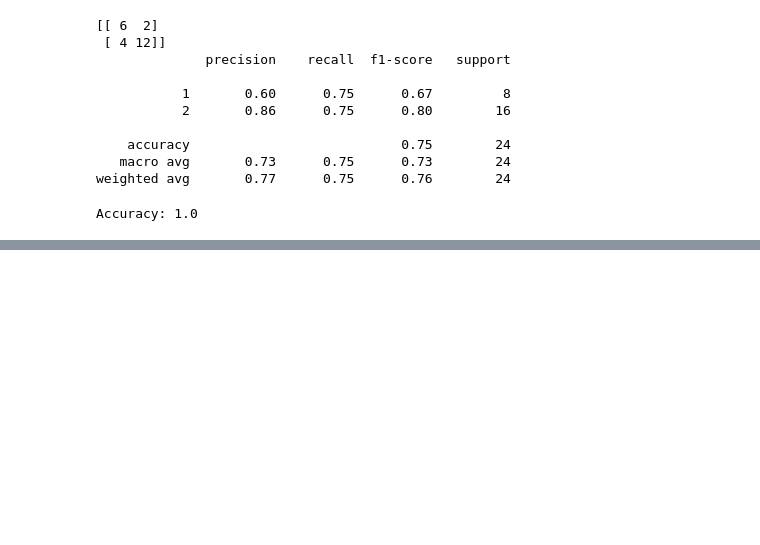
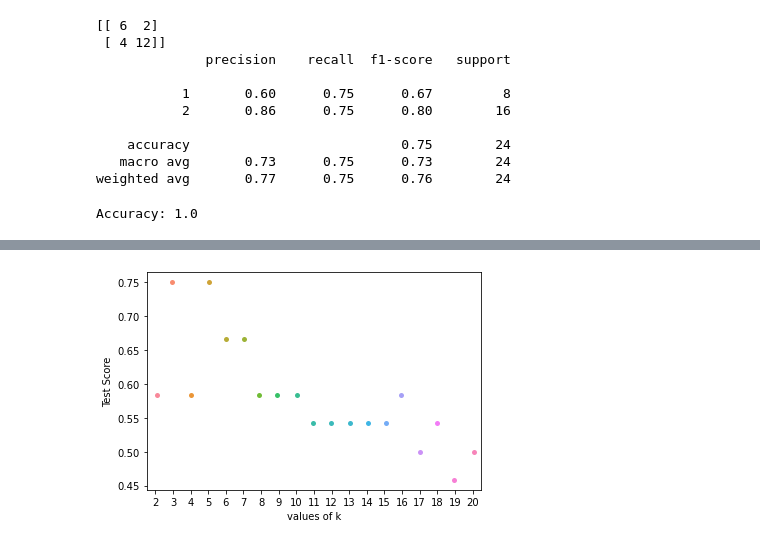
Before and after one commit to zahrasalarian/Artificial-Intelligence-in-Medicine-Projects, a Jupyter notebook: p1/main.ipynb, the cells around one changed output, grey strips where cells are left out. Saved outputs shown, nothing was run; the diff lists cells and outputs as text; code cells hidden in the pictures; blank space fills up the shorter version.

```diff
--- a/p1/main.ipynb
+++ b/p1/main.ipynb
@@ -128,0 +182,6 @@ Accuracy: 1.0
+# %%
+ax = sns.stripplot(K, test);
+ax.set(xlabel ='values of k', ylabel ='Test Score')
+plt.show()
+# %% [output]
+[figure, added]
```
Also changed, not shown: parts of 3 cells of this notebook.
